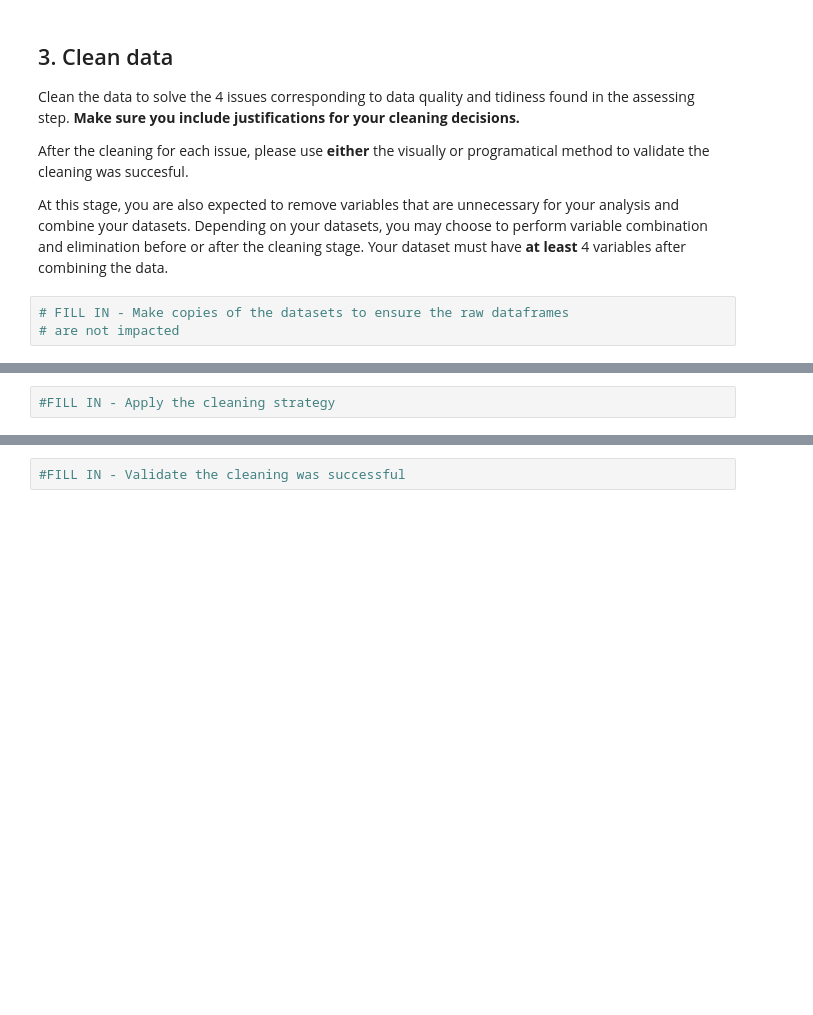
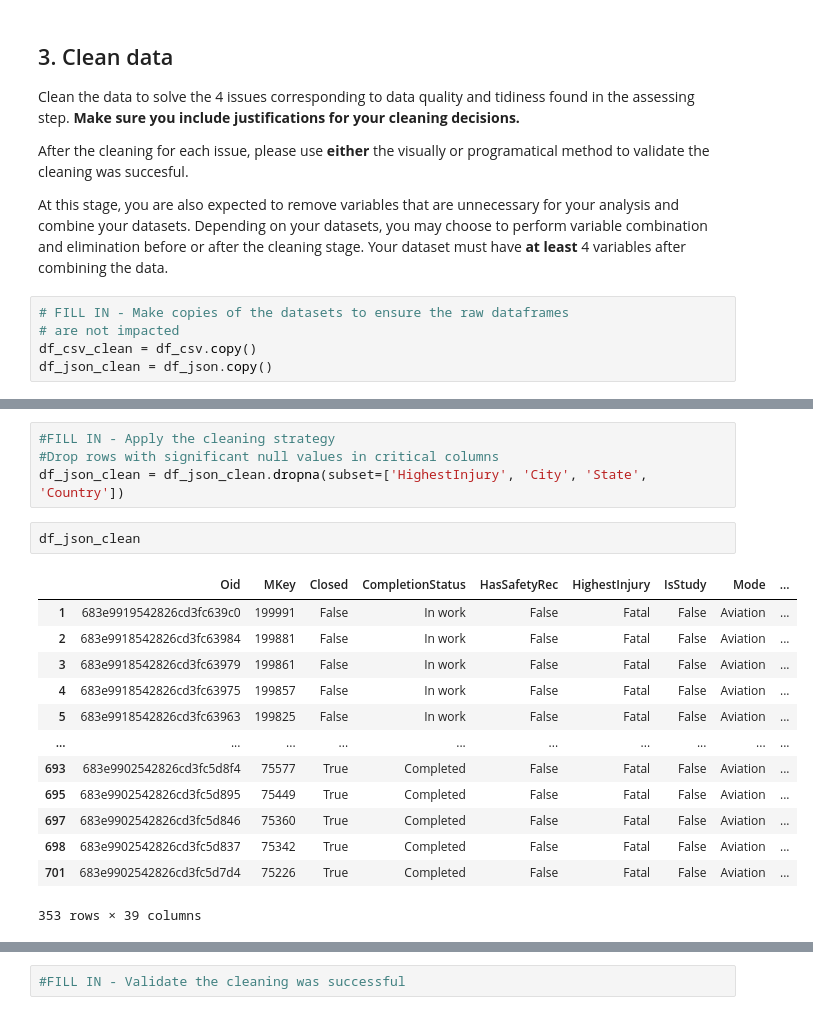
Before and after one commit to RossPJ/d497, a Jupyter notebook: data_wrangling_project_starter(2).ipynb, the cells around one changed output, grey strips where cells are left out. Saved outputs shown, nothing was run; the diff lists cells and outputs as text; blank space fills up the shorter version.

```diff
--- a/data_wrangling_project_starter(2).ipynb
+++ b/data_wrangling_project_starter(2).ipynb
@@ -234,4 +250,6 @@ At this stage, you are also expected to remove variables that are unnecessary fo
 # %%
 # FILL IN - Make copies of the datasets to ensure the raw dataframes
 # are not impacted
+df_csv_clean = df_csv.copy()
+df_json_clean = df_json.copy()
 # %% [markdown]
@@ -247,2 +310,20 @@ Justification: *FILL IN*
 # %%
 #FILL IN - Apply the cleaning strategy
+#Drop rows with significant null values in critical columns
+df_json_clean = df_json_clean.dropna(subset=['HighestInjury', 'City', 'State', 'Country'])
+# %%
+df_json_clean
+# %% [output]
+|  | Oid | MKey | Closed | CompletionStatus | HasSafetyRec | HighestInjury | IsStudy | Mode | ... |
+| 1 | 683e9919542826cd3fc639c0 | 199991 | False | In work | False | Fatal | False | Aviation | ... |
+| 2 | 683e9918542826cd3fc63984 | 199881 | False | In work | False | Fatal | False | Aviation | ... |
+| 3 | 683e9918542826cd3fc63979 | 199861 | False | In work | False | Fatal | False | Aviation | ... |
+| 4 | 683e9918542826cd3fc63975 | 199857 | False | In work | False | Fatal | False | Aviation | ... |
+| 5 | 683e9918542826cd3fc63963 | 199825 | False | In work | False | Fatal | False | Aviation | ... |
+| ... | ... | ... | ... | ... | ... | ... | ... | ... | ... |
+| 693 | 683e9902542826cd3fc5d8f4 | 75577 | True | Completed | False | Fatal | False | Aviation | ... |
+| 695 | 683e9902542826cd3fc5d895 | 75449 | True | Completed | False | Fatal | False | Aviation | ... |
+| 697 | 683e9902542826cd3fc5d846 | 75360 | True | Completed | False | Fatal | False | Aviation | ... |
+| 698 | 683e9902542826cd3fc5d837 | 75342 | True | Completed | False | Fatal | False | Aviation | ... |
+| 701 | 683e9902542826cd3fc5d7d4 | 75226 | True | Completed | False | Fatal | False | Aviation | ... |
+353 rows × 39 columns
```
Also changed, not shown: parts of 14 cells of this notebook.
